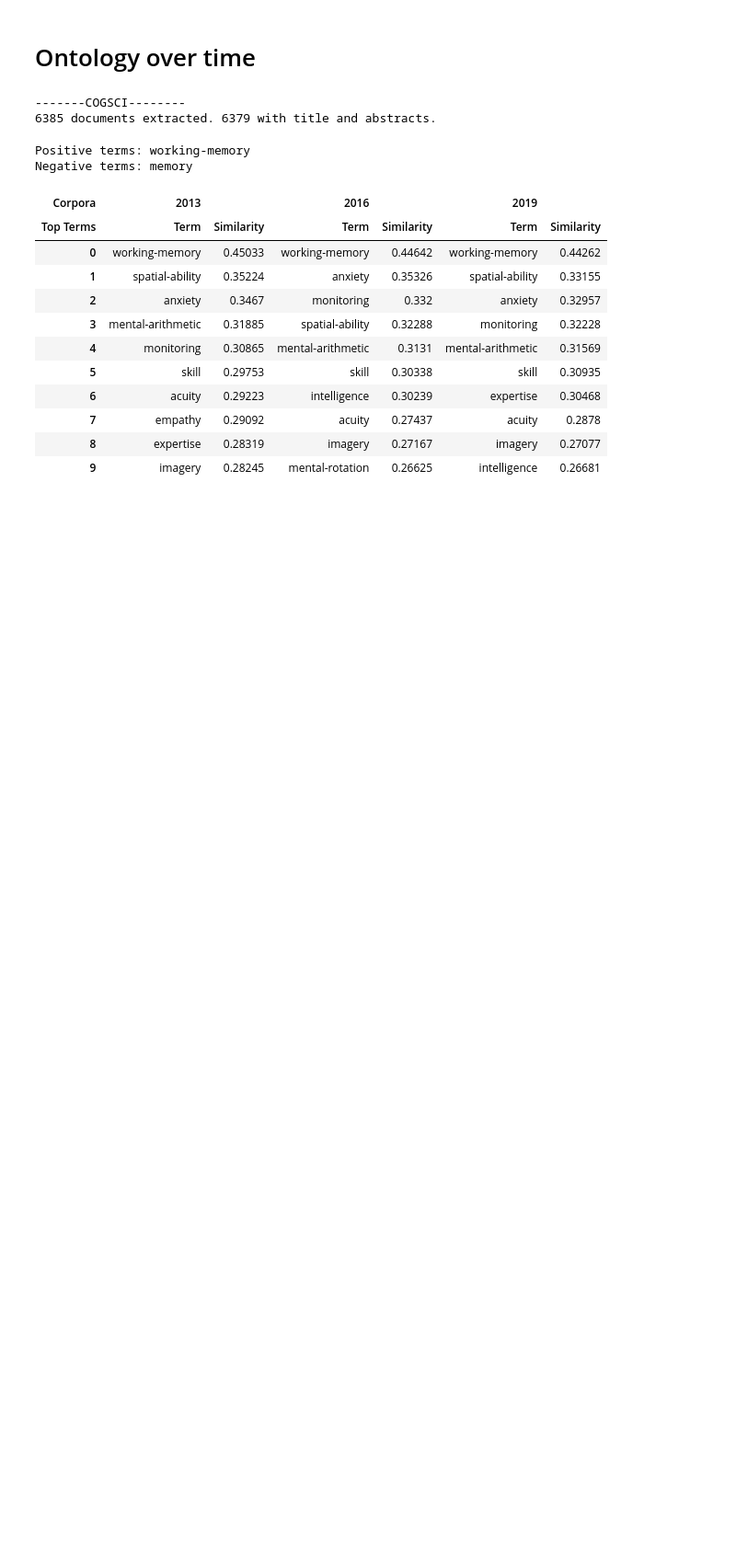
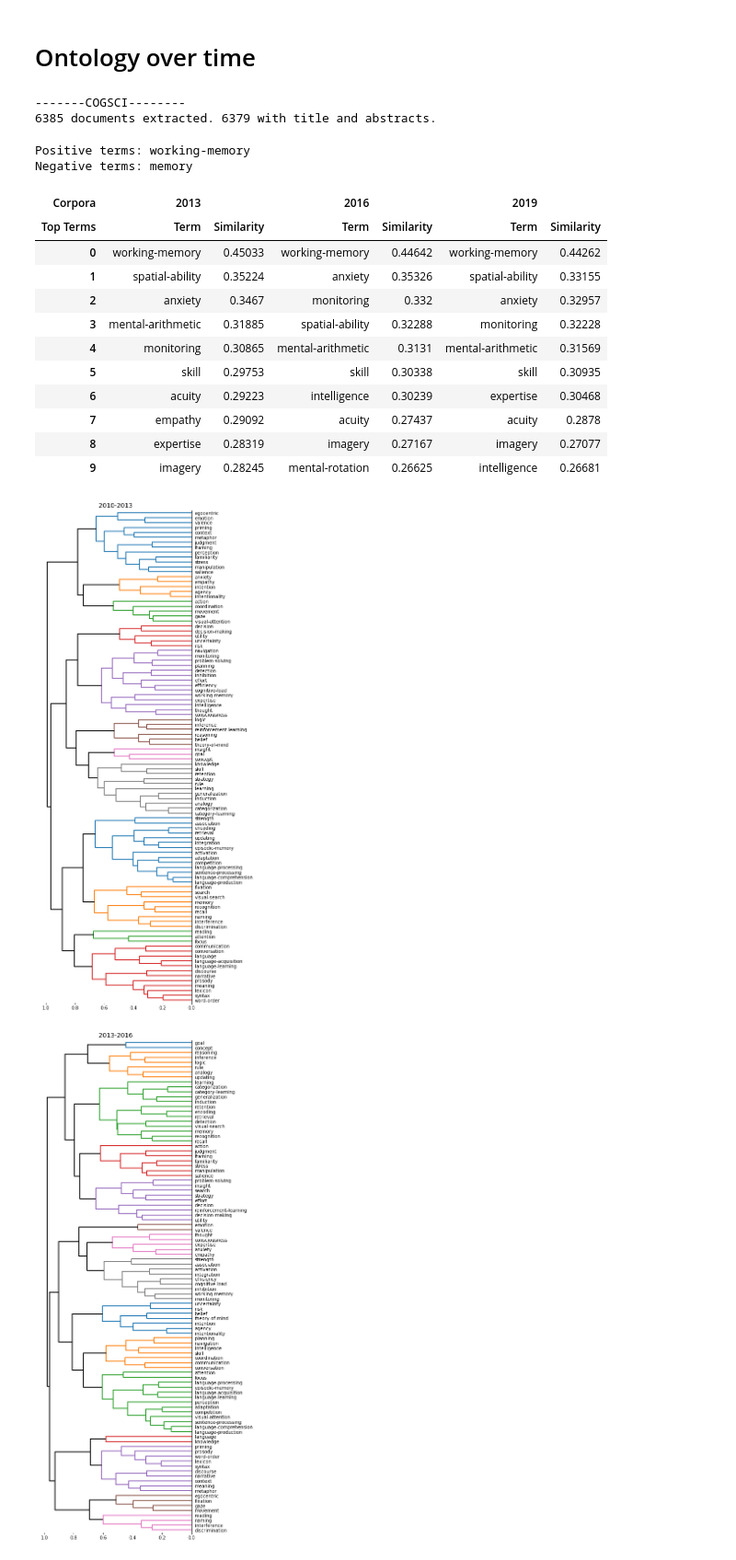
Before and after one commit to voytekresearch/IdentityCrisis, a Jupyter notebook: notebooks/2_analysis_word2vec-allcorpora.ipynb, the cells around one changed output. Shown at 92% size. Cells and saved outputs as stored; diff of their text form; code cells hidden in the pictures; blank space fills up the shorter version.

Commit message:
included figures for cogsci overtime

```diff
--- a/notebooks/2_analysis_word2vec-allcorpora.ipynb
+++ b/notebooks/2_analysis_word2vec-allcorpora.ipynb
@@ -208,3 +207,22 @@ Negative terms: memory
 | 7 | empathy | 0.29092 | acuity | 0.27437 | acuity | 0.2878 |
 | 8 | expertise | 0.28319 | imagery | 0.27167 | imagery | 0.27077 |
 | 9 | imagery | 0.28245 | mental-rotation | 0.26625 | intelligence | 0.26681 |
+# %%
+for m_i, m in enumerate(wv_models_year):
+    year_label = '%i-%i'%(year_rngs[m_i],year_rngs[m_i+1])
+    plt.figure(figsize=(6,20))
+    top_inds, top_counts, top_terms = co.get_top_terms(m, terms_concat, topn=100)
+
+    # clustering
+    Y = cluster.hierarchy.linkage(m.wv.vectors_norm[top_inds], method='complete', metric='cosine')
+    Z = cluster.hierarchy.dendrogram(Y,
+                   orientation='left',
+                   labels=top_terms,
+                   leaf_font_size=10,
+                   above_threshold_color='k')
+    plt.gca().invert_yaxis(); co.remove_spines(plt.gca(),['top','left', 'bottom'])
+    plt.title(year_label, fontsize=14)
+    plt.savefig('../figures/hierarchical_overtime_%s_%s.png'%(c,year_label), bbox_inches='tight')
+# %% [output]
+[figure, added]
+[figure, added]
```
Also changed, not shown: parts of 4 cells of this notebook, 4 other files.
